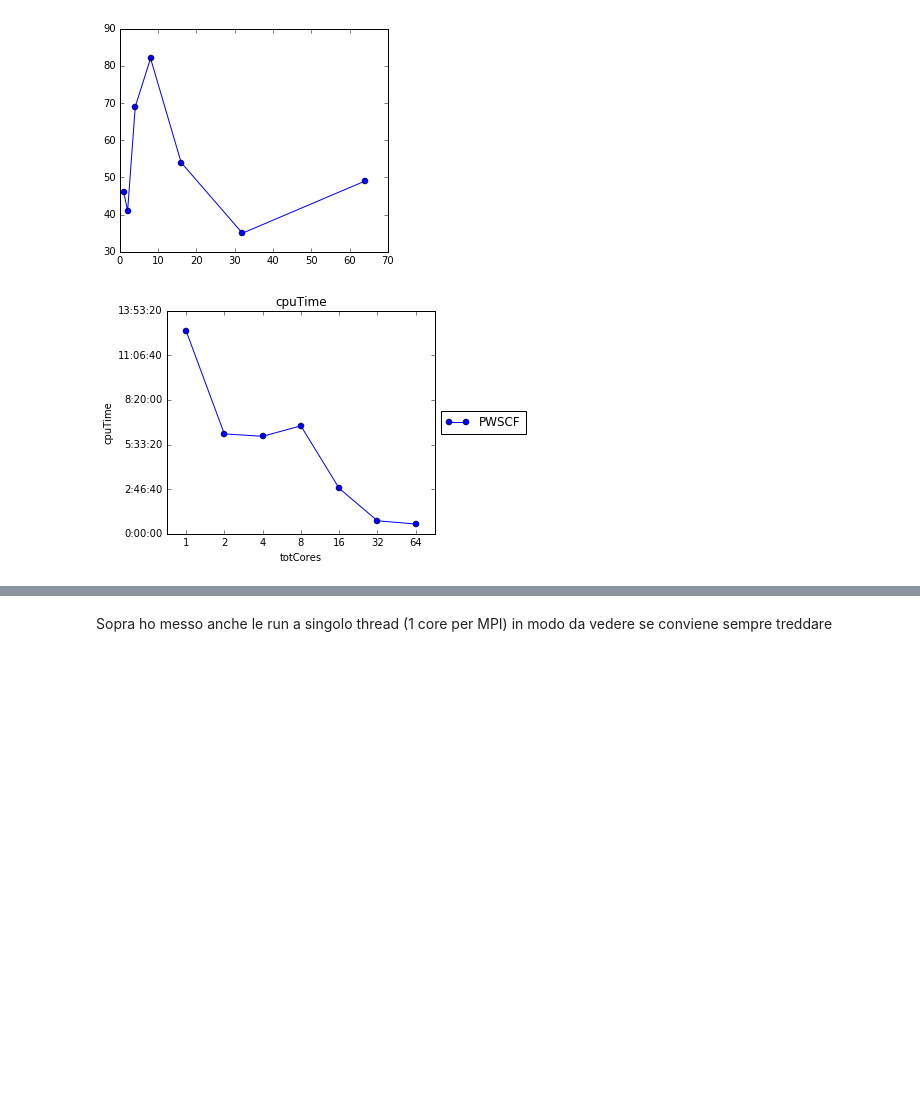
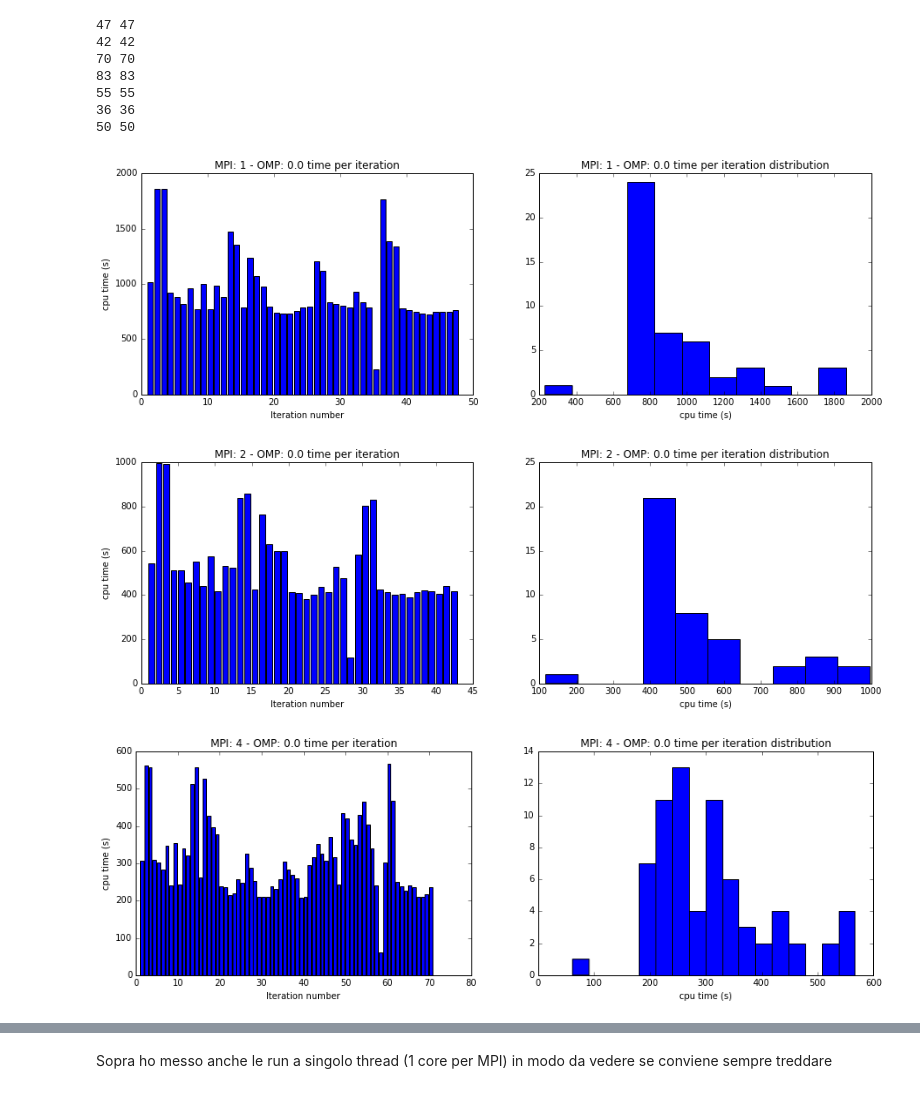
Before and after one commit to gioruffa/qetools, a Jupyter notebook: plotter.ipynb, the cells around one changed output, grey strips where cells are left out. Drawn from its saved outputs; the diff is of its cells as text; code cells hidden in the pictures; blank space fills up the shorter version.

Commit message:
separated plot_tools. made iterations stats

```diff
--- a/plotter.ipynb
+++ b/plotter.ipynb
@@ -297,10 +13,0 @@ class Experiment :
-# %%
-def condenseFolder(folder,csvFileName,extraHeaderField=None):
-    exp = Experiment()
-    for folder in glob.glob(folder+'/try[0-9]*'):
-            exp.addRun(EspressoRun(folder+'/'+csvFileName))
-
-    toRet = exp.condense()
-    if extraHeaderField != None :
-        toRet.header[extraHeaderField[0]] = extraHeaderField[1]
-    return toRet
@@ -419,27 +134,38 @@ ausurfCineca.addRun(ausurfCineca64)
 # %%
 #
 # SGI TiOH2
 #
 prefix='/data/datiTesi/NUMA/TiOH2_bench/SGI/'
 tio1 = condenseFolder(prefix+'1rank/1perNuma','titania2.csv')
 tio2 = condenseFolder(prefix+'2rank/2perNuma','titania2.csv')
 tio4 = condenseFolder(prefix+'4rank/4perNuma','titania2.csv')
 tio8 = EspressoRun(prefix+'8rank/8perNuma/try0/titania2.csv')
 tio16= EspressoRun(prefix+'16rank/16perNuma/try0/titania2.csv')
 tio32= EspressoRun(prefix+'32rank/32perNuma/try0/titania2.csv')
 tio64= EspressoRun(prefix+'64rank/64perNuma/try1/titania2.csv')
 
 tioSgi = Experiment()
 tioSgi.addRun(tio1)
 tioSgi.addRun(tio2)
 tioSgi.addRun(tio4)
 tioSgi.addRun(tio8)
 tioSgi.addRun(tio16)
 tioSgi.addRun(tio32)
 tioSgi.addRun(tio64)
 
-tioSgi.plotHeaderAttribute(orderBy='totCores')
-tioSgi.plotFunction(functions=['PWSCF'])
+#tio16.header
+#tioSgi.plotHeaderAttribute(attributeName='initCpuTime',orderBy='totCores')
+#tioSgi.plotFunction(functions=['PWSCF'])
+#tio1.plotIterationStats(fig=plt.figure(figsize=(15,10)))
+tioSgi.plotIterationStats()
 # %% [output]
+47 47
+42 42
+70 70
+83 83
+55 55
+36 36
+50 50
-[figure, old version]
+[figure, new version]
-[figure, old version]
+[figure, new version]
+[figure, added]
```
Also changed, not shown: parts of 15 cells of this notebook, 3 other files.
